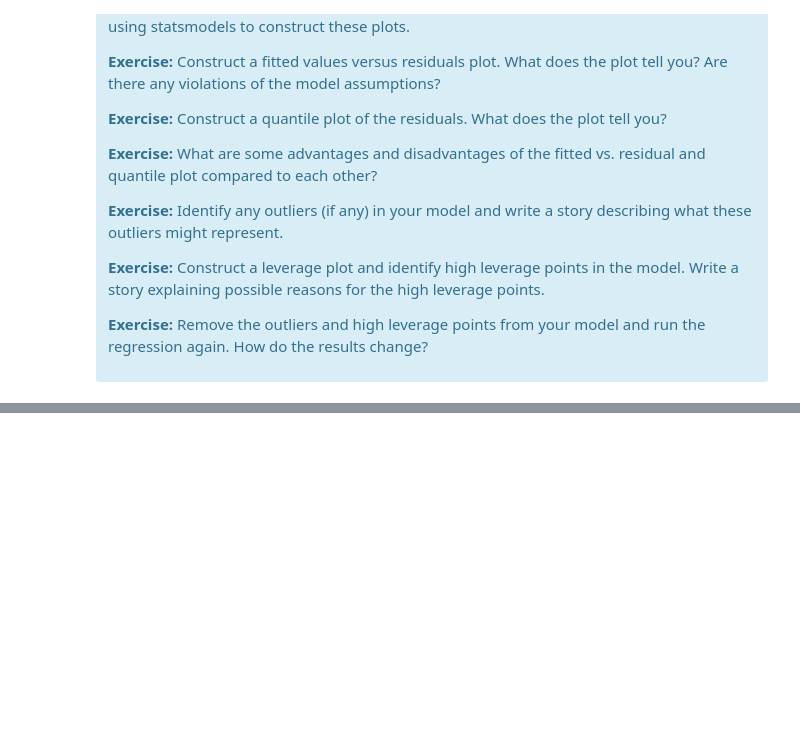
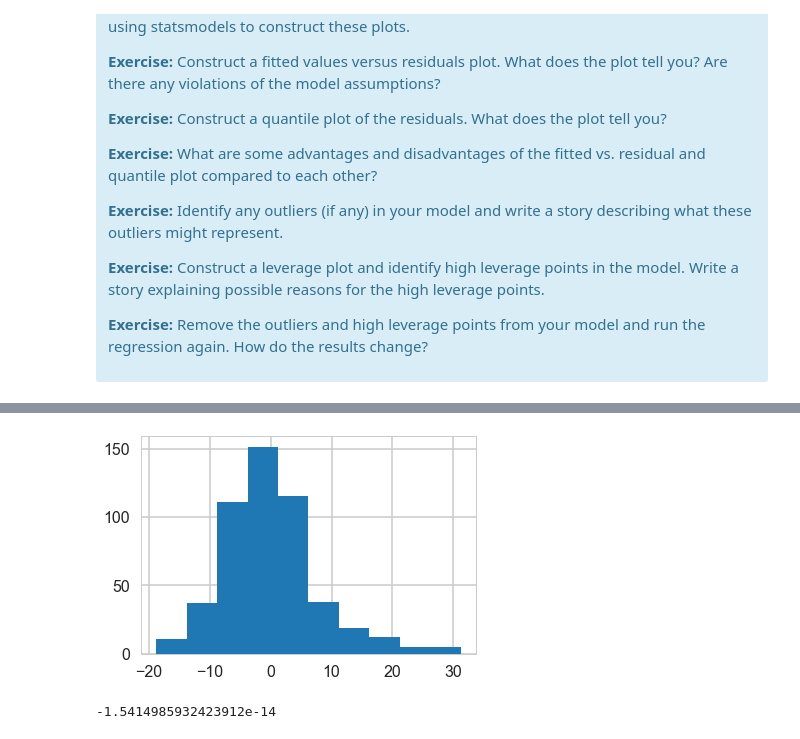
Before and after one commit to tpancier/Springboard_code, a Jupyter notebook: Mini_Project_Linear_Regression.ipynb, the cells around one changed output, grey strips where cells are left out. Cells and saved outputs as stored; diff of their text form; code cells hidden in the pictures; blank space fills up the shorter version.

```diff
--- a/Mini_Project_Linear_Regression.ipynb
+++ b/Mini_Project_Linear_Regression.ipynb
@@ -1183,0 +1190,9 @@ There are some other issues that are important investigate with linear regressio
+# %%
+plt.hist(m_pt.resid)
+plt.show()
+# %% [output]
+[figure, added]
+# %%
+m_pt.resid.mean()
+# %% [output]
+-1.5414985932423912e-14
```
Also changed, not shown: parts of 34 cells of this notebook.
